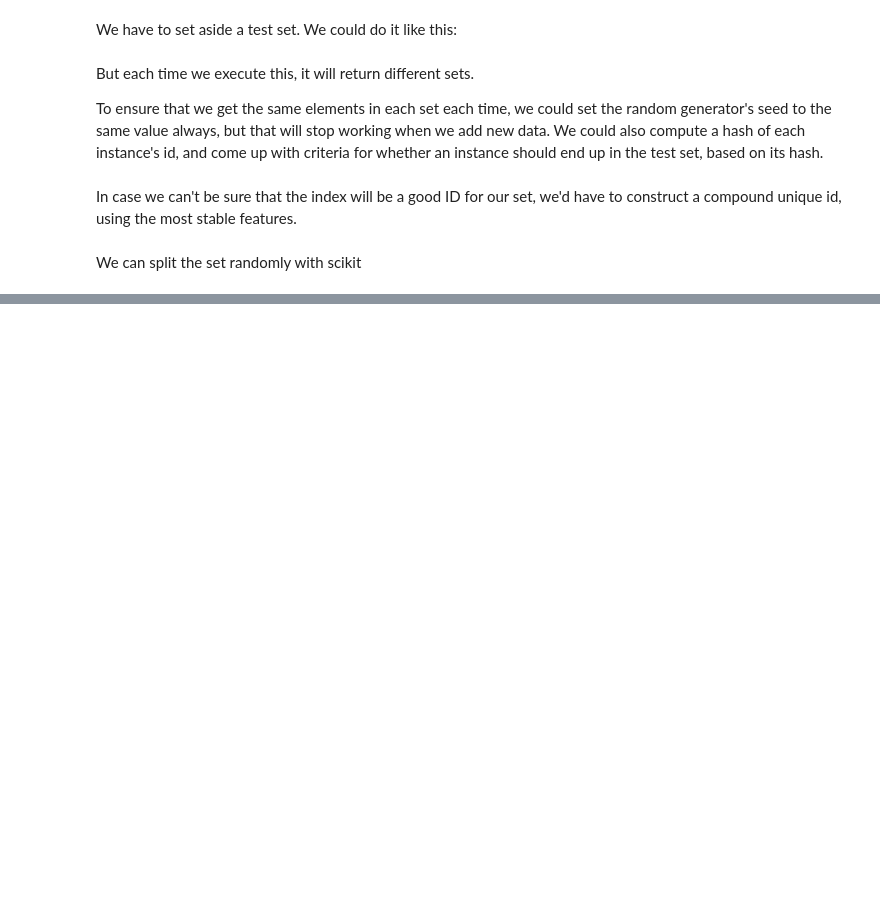
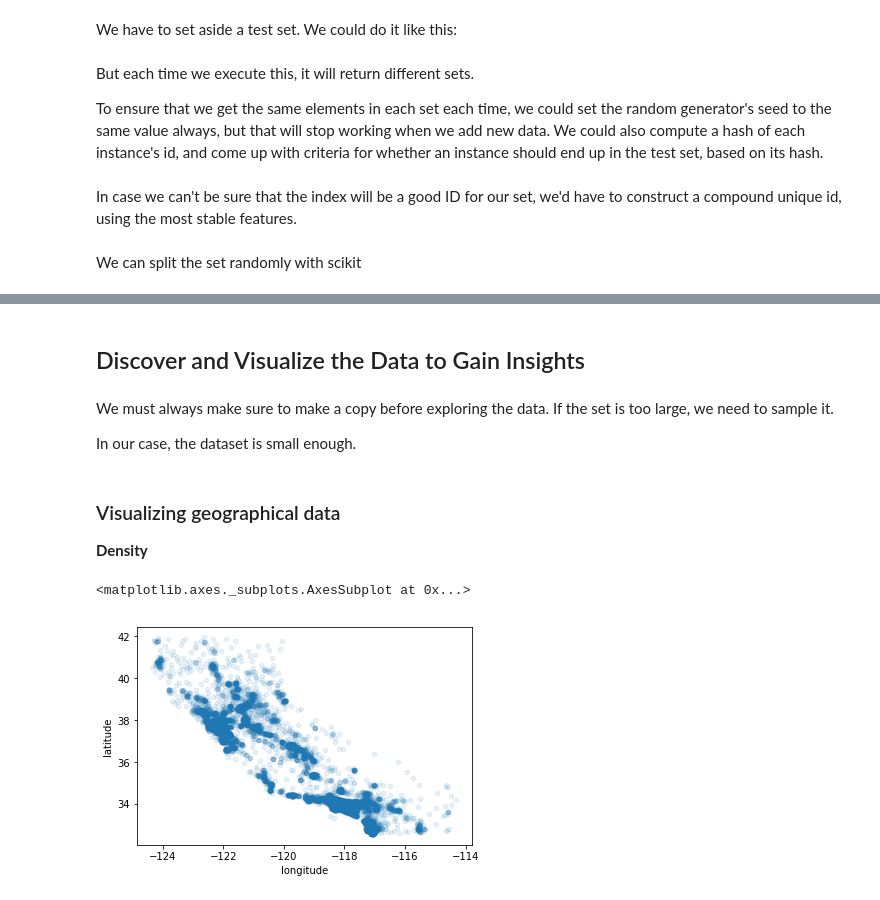
Before and after one commit to 0x5d/ml, a Jupyter notebook: hands-on-ml/housing.ipynb, the cells around one changed output, grey strips where cells are left out. Cells and saved outputs as stored; diff of their text form; code cells hidden in the pictures; blank space fills up the shorter version.

```diff
--- a/hands-on-ml/housing.ipynb
+++ b/hands-on-ml/housing.ipynb
@@ -102,0 +126,30 @@ train_set, test_set = train_test_split(housing, test_size=0.2, random_state=42)
+# %%
+from sklearn.model_selection import StratifiedShuffleSplit
+
+split = StratifiedShuffleSplit(n_splits=1,
+                               test_size=0.2,
+                               random_state=42)
+for train_index, test_index in split.split(housing, housing["income_cat"]):
+    strat_train_set = housing.loc[train_index]
+    strat_test_set = housing.loc[test_index]
+
+# Removes the income_cat attribute
+for set_ in (strat_train_set, strat_test_set):
+    set_.drop("income_cat", axis=1, inplace=True)
+# %% [markdown]
+## Discover and Visualize the Data to Gain Insights
+# %% [markdown]
+We must always make sure to make a copy before exploring the data. If the set is too large, we need to sample it.
+
+In our case, the dataset is small enough.
+# %%
+housing = strat_train_set.copy()
+# %% [markdown]
+### Visualizing geographical data
+
+**Density**
+# %%
+housing.plot(kind="scatter", x="longitude", y="latitude", alpha=0.1)
+# %% [output]
+<matplotlib.axes._subplots.AxesSubplot at 0x...>
+[figure, added]
```
Also changed, not shown: parts of 12 cells of this notebook.
